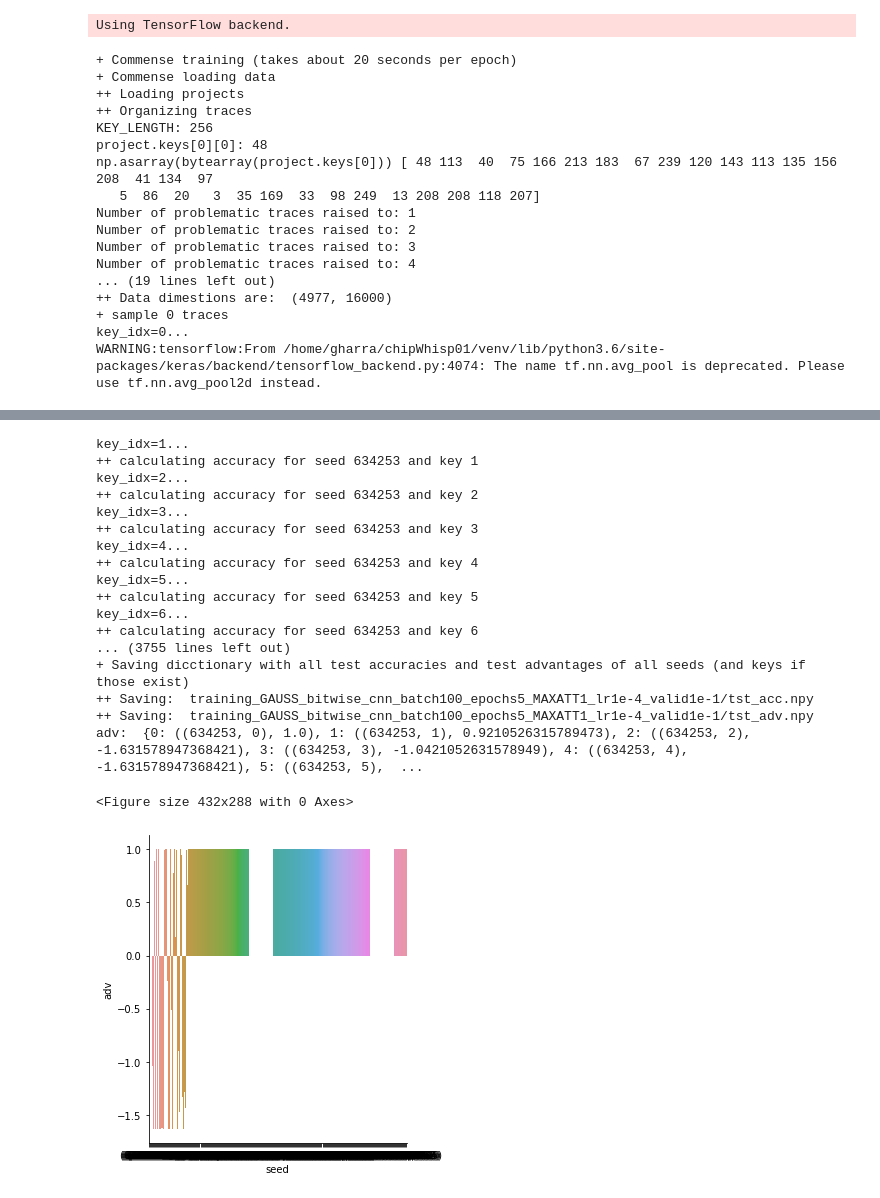
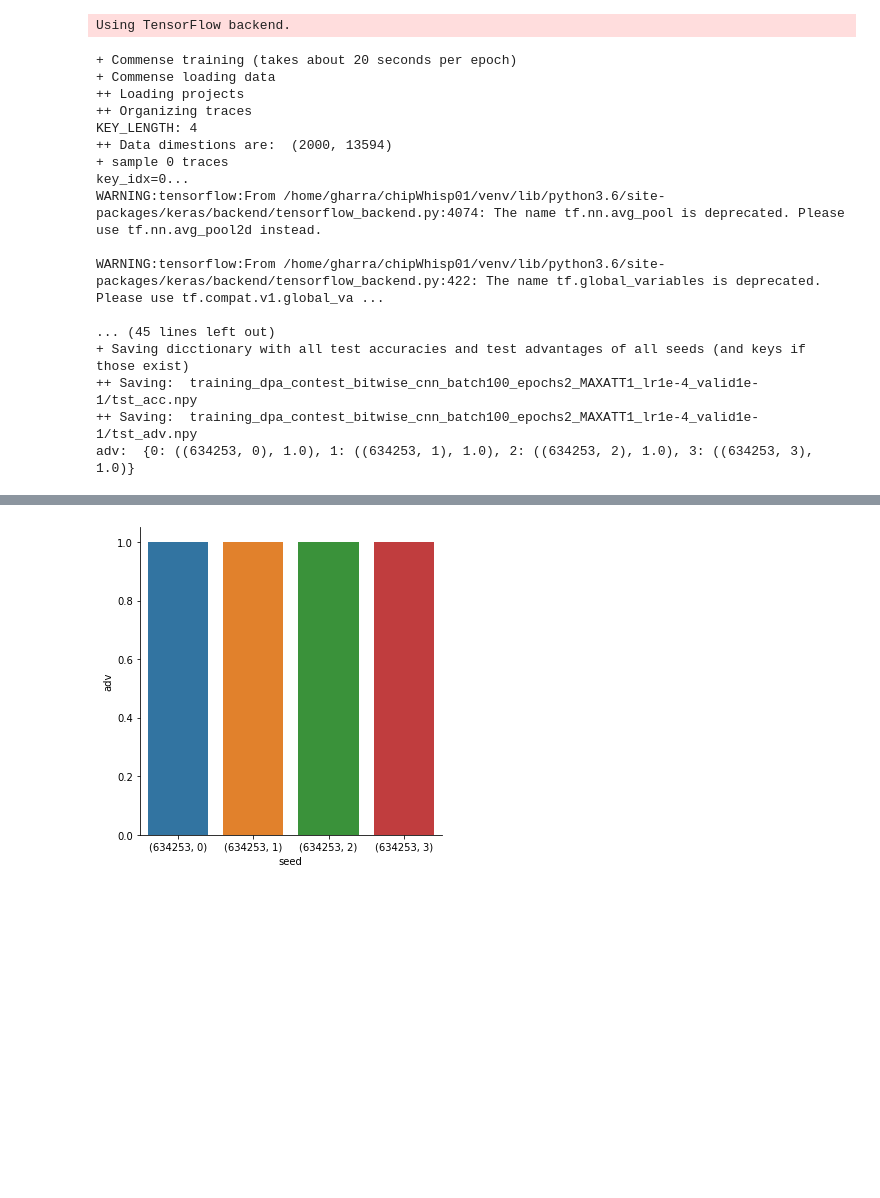
Before and after one commit to MakRude/SCA-with-keras, a Jupyter notebook: vanilla_clean_training_clean.ipynb, the cells around one changed output, grey strips where cells are left out. Cells and saved outputs as stored; diff of their text form; code cells hidden in the pictures; blank space fills up the shorter version.

```diff
--- a/vanilla_clean_training_clean.ipynb
+++ b/vanilla_clean_training_clean.ipynb
@@ -728,6 +767,7 @@ def calc_advantage(tst_acc):
 TYPE_ASCAD = 0
 TYPE_NTRU = 1
 TYPE_GAUSS = 2
+TYPE_DPA = 3
 # %%
 
 # Load attacking traces
@@ -787,7 +827,7 @@ tot = 0 # total number of random samples that you'd like to display
 f_s = 100 # frequency of data in Hz --- I can't seem to find this value in proj
 
 # Training
-tst_len = 500 # length of testing set - How many traces would you like to allocate to training?
+tst_len = 250 # length of testing set - How many traces would you like to allocate to training?
 # my_seeds = [634253, 9134, 57935] # training seeds - list of seed for network to be trained on. Useful for replicating similar results.
 my_seeds = [634253]
 #################################################
@@ -798,6 +838,7 @@ my_seeds = [634253]
 # TYPE_ASCAD = 0
 # TYPE_NTRU = 1
 # TYPE_GAUSS = 2
+# TYPE_DPA = 3
 
 #################################################
 #################################################
@@ -831,10 +872,17 @@ if len(sys.argv)!=2:
 
 
 
-    my_database = "../GSprojectNils/projects/GStraces"
+    my_database = "../dpa_data"
 #     my_database = "../2020_APR_23/polymul32/projects/operand_scanning_32"
-    DB_title = "Gaussian Sampler"
-    DB_TYPE = TYPE_GAUSS
+    DB_title = "DPA contest"
+    DB_TYPE = TYPE_DPA
+
+
+
+#     my_database = "../GSprojectNils/projects/GStraces"
+# #     my_database = "../2020_APR_23/polymul32/projects/operand_scanning_32"
+#     DB_title = "Gaussian Sampler"
+#     DB_TYPE = TYPE_GAUSS
 
     # TRAINING MODEL IS THE FILE, IN WHICH THE DATA SHOULD BE SAVED
     # Network type simply chooses the architecture according to which the data is trained
@@ -844,9 +892,9 @@ if len(sys.argv)!=2:
     # CNN training
     network_type = "cnn" ## ATM: you can choose between 'mlp', 'cnn', 'cnn2', and 'cnn3'
     # save folder
-    training_model = "training_GAUSS_bitwise_cnn_batch100_epochs5_MAXATT1_lr1e-4_valid1e-1"
+    training_model = "training_dpa_contest_bitwise_cnn_batch100_epochs2_MAXATT1_lr1e-4_valid1e-1"
 
-    epochs = 5
+    epochs = 2
     batch_size = 100
     global MAX_ATTEMPTS_PER_KEY, drop_out, MIN_ACC
     MIN_ACC = 0.95
@@ -927,7 +975,7 @@ for seed in my_seeds:
         advantages[seed] = calc_advantage(accuracies.get(seed))
 
     # Train if we're dealing with chip whisperer readings
-    elif DB_TYPE in [TYPE_NTRU, TYPE_GAUSS]:
+    elif DB_TYPE in [TYPE_NTRU, TYPE_GAUSS, TYPE_DPA]:
         # loads cw traces
         print("+ Commense loading data")
         if DB_TYPE in [TYPE_NTRU]:
@@ -936,6 +984,9 @@ for seed in my_seeds:
         elif DB_TYPE in [TYPE_GAUSS]:
             num_classes = 2
             X, y = load_database_gauss(my_database)
+        elif DB_TYPE in [TYPE_DPA]:
+            num_classes = 2
+            X, y = load_database_dpa_contest(my_database)
         else:
             print("This shouldn't happen. DB_TYPE entered not ASCAD part but doesn't support specified DB_type")
         print("++ Data dimestions are: ", np.array(X).shape)
@@ -1025,16 +1076,16 @@ display_results(models, accuracies, advantages, DB_TYPE = TYPE_ASCAD)
 + Commense loading data
 ++ Loading projects
 ++ Organizing traces
-KEY_LENGTH: 256
-project.keys[0][0]: 48
-np.asarray(bytearray(project.keys[0])) [ 48 113  40  75 166 213 183  67 239 120 143 113 135 156 208  41 134  97
-   5  86  20   3  35 169  33  98 249  13 208 208 118 207]
-Number of problematic traces raised to: 1
-Number of problematic traces raised to: 2
-Number of problematic traces raised to: 3
-Number of problematic traces raised to: 4
-... (19 lines left out)
-++ Data dimestions are:  (4977, 16000)
+KEY_LENGTH: 4
+++ Data dimestions are:  (2000, 13594)
 + sample 0 traces
 key_idx=0...
 WARNING:tensorflow:From /home/gharra/chipWhisp01/venv/lib/python3.6/site-packages/keras/backend/tensorflow_backend.py:4074: The name tf.nn.avg_pool is deprecated. Please use tf.nn.avg_pool2d instead.
+
+WARNING:tensorflow:From /home/gharra/chipWhisp01/venv/lib/python3.6/site-packages/keras/backend/tensorflow_backend.py:422: The name tf.global_variables is deprecated. Please use tf.compat.v1.global_va ...
+
+... (45 lines left out)
++ Saving dicctionary with all test accuracies and test advantages of all seeds (and keys if those exist)
+++ Saving:  training_dpa_contest_bitwise_cnn_batch100_epochs2_MAXATT1_lr1e-4_valid1e-1/tst_acc.npy
+++ Saving:  training_dpa_contest_bitwise_cnn_batch100_epochs2_MAXATT1_lr1e-4_valid1e-1/tst_adv.npy
+adv:  {0: ((634253, 0), 1.0), 1: ((634253, 1), 1.0), 2: ((634253, 2), 1.0), 3: ((634253, 3), 1.0)}
@@ -1045,19 +1093 @@ WARNING:tensorflow:From /home/gharra/chipWhisp01/venv/lib/python3.6/site-package
-key_idx=1...
-++ calculating accuracy for seed 634253 and key 1
-key_idx=2...
-++ calculating accuracy for seed 634253 and key 2
-key_idx=3...
-++ calculating accuracy for seed 634253 and key 3
-key_idx=4...
-++ calculating accuracy for seed 634253 and key 4
-key_idx=5...
-++ calculating accuracy for seed 634253 and key 5
-key_idx=6...
-++ calculating accuracy for seed 634253 and key 6
-... (3755 lines left out)
-+ Saving dicctionary with all test accuracies and test advantages of all seeds (and keys if those exist)
-++ Saving:  training_GAUSS_bitwise_cnn_batch100_epochs5_MAXATT1_lr1e-4_valid1e-1/tst_acc.npy
-++ Saving:  training_GAUSS_bitwise_cnn_batch100_epochs5_MAXATT1_lr1e-4_valid1e-1/tst_adv.npy
-adv:  {0: ((634253, 0), 1.0), 1: ((634253, 1), 0.9210526315789473), 2: ((634253, 2), -1.631578947368421), 3: ((634253, 3), -1.0421052631578949), 4: ((634253, 4), -1.631578947368421), 5: ((634253, 5),  ...
-<Figure size 432x288 with 0 Axes>
-[figure, old version]
+[figure, new version]
```
Also changed, not shown: parts of 2 cells of this notebook, 1 other file.
